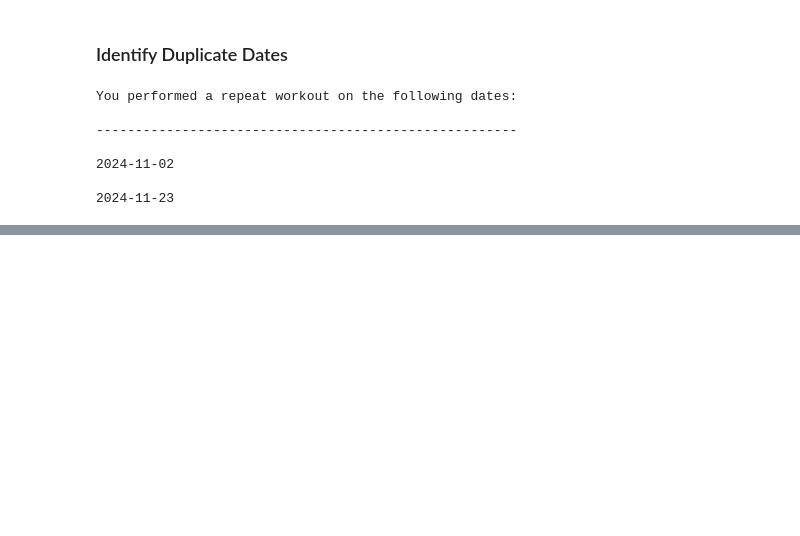
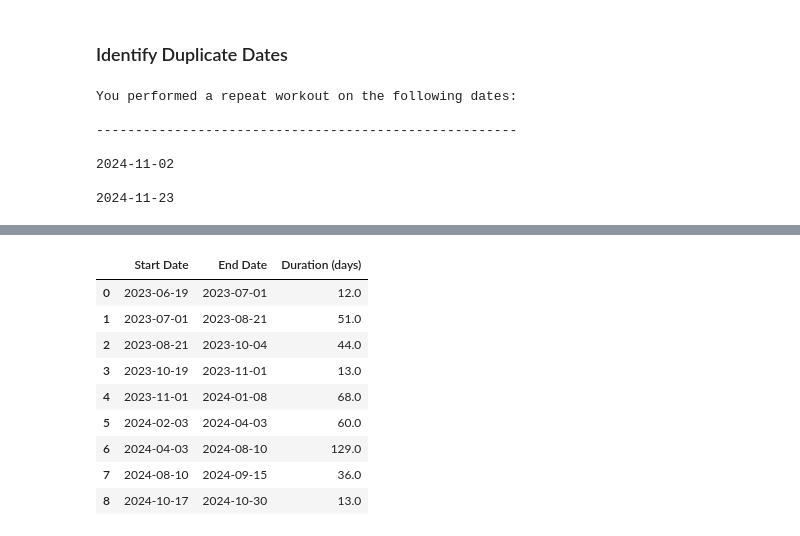
Before and after one commit to valecase4/Runalyze, a Jupyter notebook: notebooks/02_temporal_data_analysis.ipynb, the cells around one changed output, grey strips where cells are left out. Saved outputs shown, nothing was run; the diff lists cells and outputs as text; code cells hidden in the pictures; blank space fills up the shorter version.

```diff
--- a/notebooks/02_temporal_data_analysis.ipynb
+++ b/notebooks/02_temporal_data_analysis.ipynb
@@ -110,0 +153,33 @@ You performed a repeat workout on the following dates:
+# %%
+inactivities = []
+
+for idx, row in inactivity_periods.iterrows():
+    current_id = row['Workout ID']
+
+    previous_id = current_id - 1
+
+    previous_wk = df[df["Workout ID"] == previous_id]
+
+    start_date = previous_wk.iloc[0, 1].strftime('%Y-%m-%d')
+    end_date = row['Date']
+    duration = row['Date Difference']
+
+    inactivities.append({
+        'Start Date': start_date,
+        'End Date': end_date,
+        'Duration (days)': duration
+    })
+
+inactivity_df = pd.DataFrame(inactivities)
+inactivity_df
+# %% [output]
+|  | Start Date | End Date | Duration (days) |
+| 0 | 2023-06-19 | 2023-07-01 | 12.0 |
+| 1 | 2023-07-01 | 2023-08-21 | 51.0 |
+| 2 | 2023-08-21 | 2023-10-04 | 44.0 |
+| 3 | 2023-10-19 | 2023-11-01 | 13.0 |
+| 4 | 2023-11-01 | 2024-01-08 | 68.0 |
+| 5 | 2024-02-03 | 2024-04-03 | 60.0 |
+| 6 | 2024-04-03 | 2024-08-10 | 129.0 |
+| 7 | 2024-08-10 | 2024-09-15 | 36.0 |
+| 8 | 2024-10-17 | 2024-10-30 | 13.0 |
```
Also changed, not shown: parts of 9 cells of this notebook.
